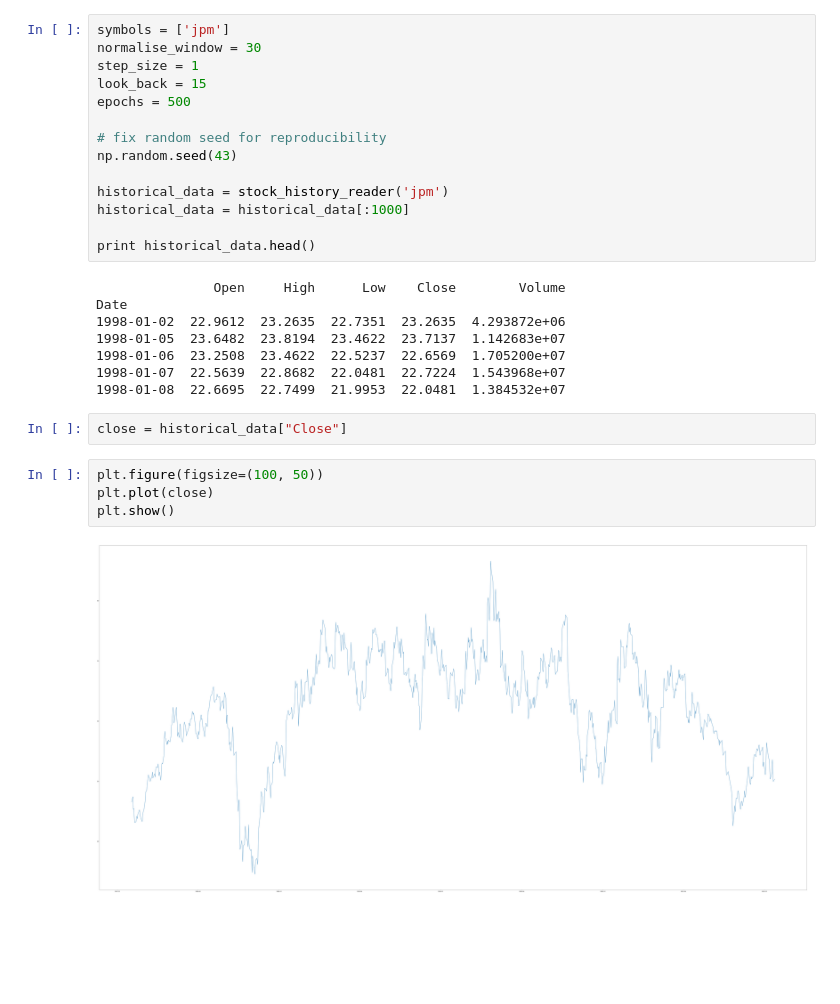
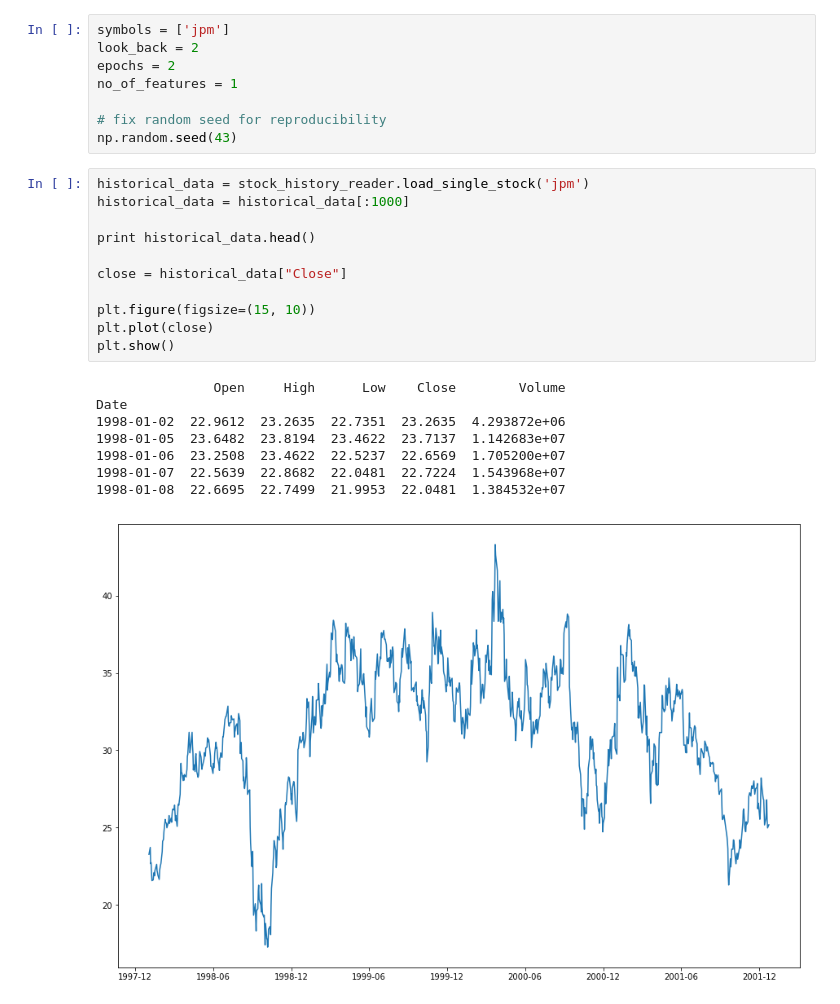
Before and after one commit to jackycct/stock-price-indicator, a Jupyter notebook: stock_price_indicator.ipynb, the cells around one changed output. Saved outputs shown, nothing was run; the diff lists cells and outputs as text; blank space fills up the shorter version.

```diff
--- a/stock_price_indicator.ipynb
+++ b/stock_price_indicator.ipynb
@@ -214,33 +21,31 @@ def predict_and_print(model, delta, look_back=15, print_start=0, print_window=20
 # %%
 symbols = ['jpm']
-normalise_window = 30
-step_size = 1
-look_back = 15
-epochs = 500
+look_back = 2
+epochs = 2
+no_of_features = 1
 
 # fix random seed for reproducibility
 np.random.seed(43)
-
-historical_data = stock_history_reader('jpm')
-historical_data = historical_data[:1000]
-
-print historical_data.head()
-# %% [output]
-               Open     High      Low    Close        Volume
-Date
-1998-01-02  22.9612  23.2635  22.7351  23.2635  4.293872e+06
-1998-01-05  23.6482  23.8194  23.4622  23.7137  1.142683e+07
-1998-01-06  23.2508  23.4622  22.5237  22.6569  1.705200e+07
-1998-01-07  22.5639  22.8682  22.0481  22.7224  1.543968e+07
-1998-01-08  22.6695  22.7499  21.9953  22.0481  1.384532e+07
-# %%
-close = historical_data["Close"]
-# %%
-plt.figure(figsize=(100, 50))
-plt.plot(close)
-plt.show()
-# %% [output]
-[figure, removed]
+# %%
+historical_data = stock_history_reader.load_single_stock('jpm')
+historical_data = historical_data[:1000]
+
+print historical_data.head()
+
+close = historical_data["Close"]
+
+plt.figure(figsize=(15, 10))
+plt.plot(close)
+plt.show()
+# %% [output]
+               Open     High      Low    Close        Volume
+Date
+1998-01-02  22.9612  23.2635  22.7351  23.2635  4.293872e+06
+1998-01-05  23.6482  23.8194  23.4622  23.7137  1.142683e+07
+1998-01-06  23.2508  23.4622  22.5237  22.6569  1.705200e+07
+1998-01-07  22.5639  22.8682  22.0481  22.7224  1.543968e+07
+1998-01-08  22.6695  22.7499  21.9953  22.0481  1.384532e+07
+[figure, added]
 # %%
 dataset = close.values
 dataset.astype('float32')
```
Also changed, not shown: parts of 19 cells of this notebook, 9 other files.
